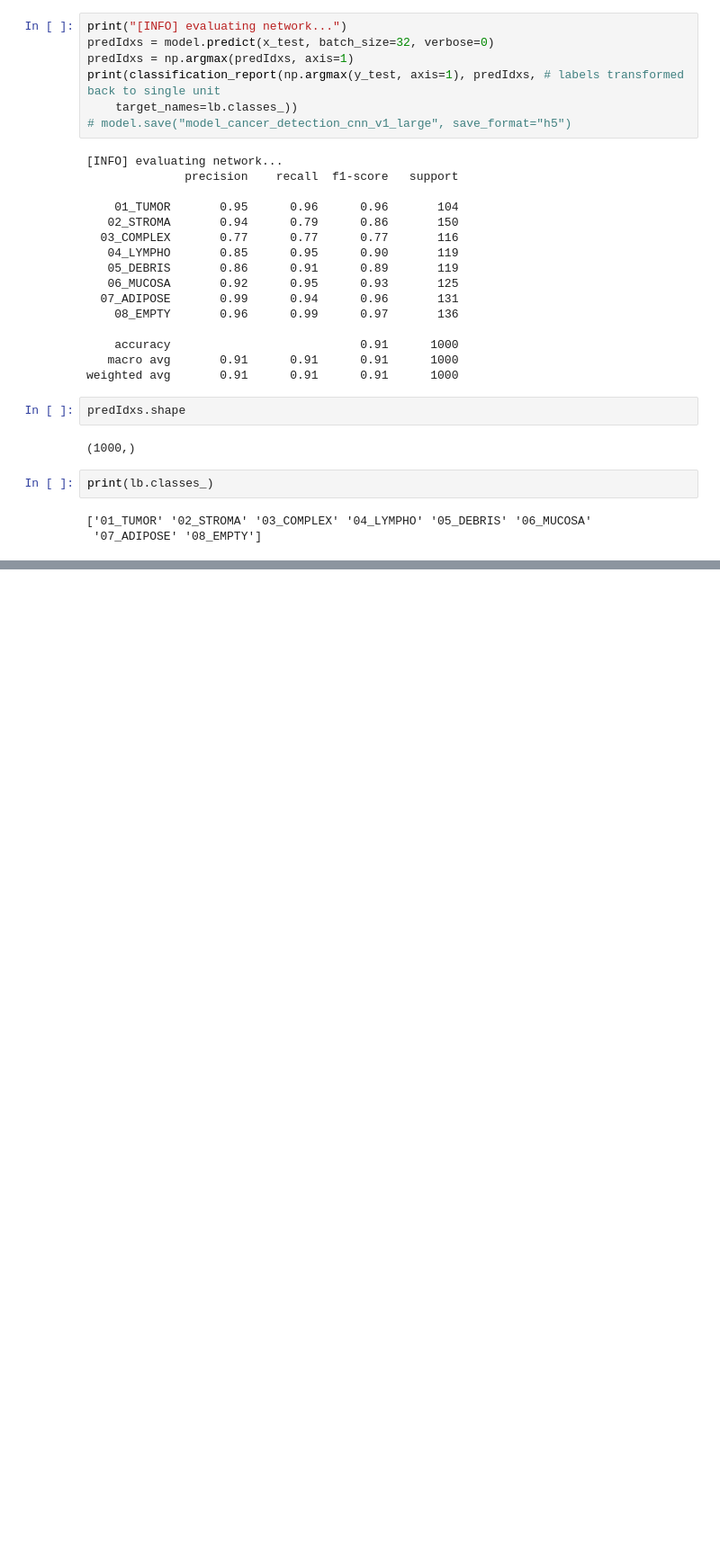
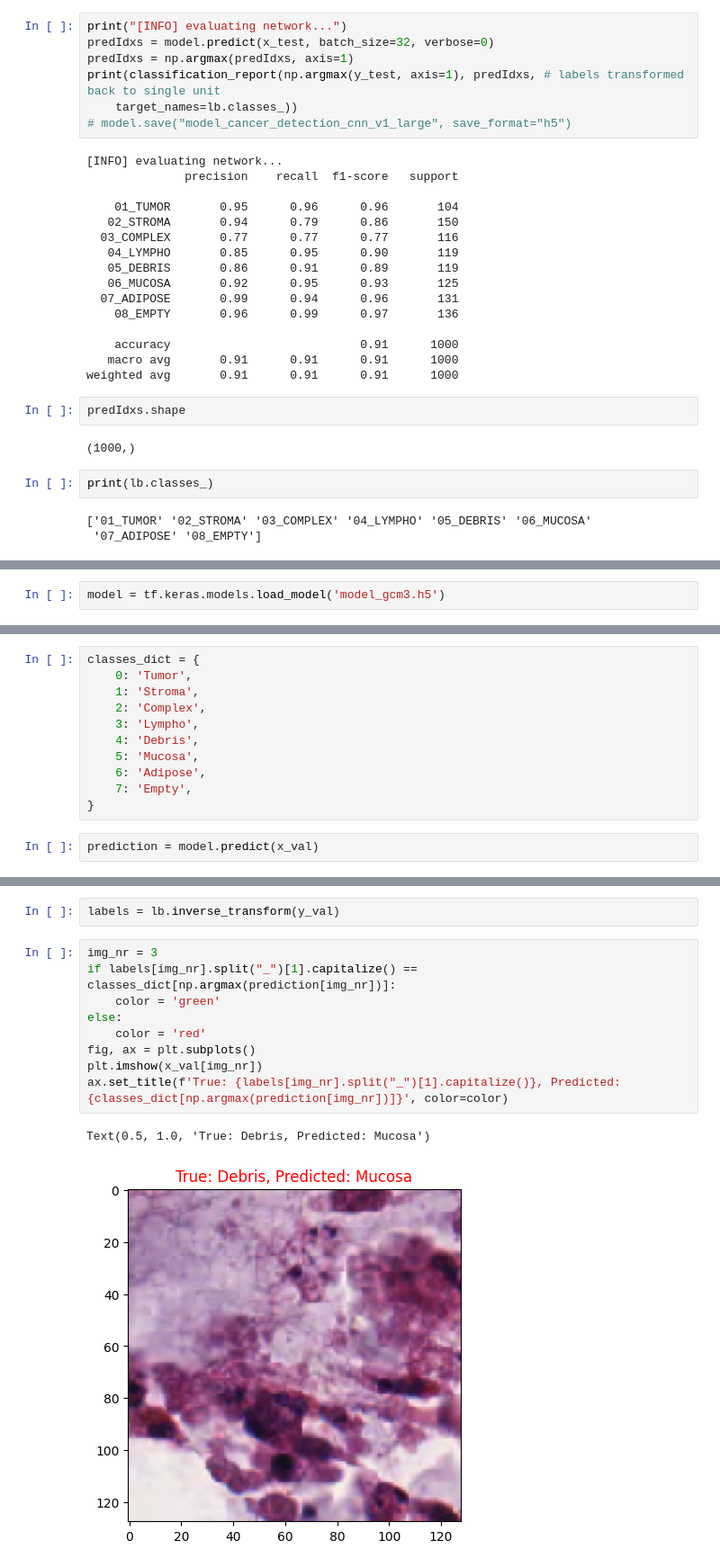
Before and after one commit to elvinelk/HSLU-Computer-Vision-Lab-Student-Version, a Jupyter notebook: 1_gcm.ipynb, the cells around one changed output, grey strips where cells are left out. Shown at 90% size. Saved outputs shown, nothing was run; the diff lists cells and outputs as text; blank space fills up the shorter version.

Commit message:
added prediction

```diff
--- a/1_gcm.ipynb
+++ b/1_gcm.ipynb
@@ -371,0 +374,2 @@ print(lb.classes_)
+# %%
+model = tf.keras.models.load_model('model_gcm3.h5')
@@ -371,0 +405,13 @@ print(lb.classes_)
+# %%
+classes_dict = {
+	0: 'Tumor',
+	1: 'Stroma',
+	2: 'Complex',
+	3: 'Lympho',
+	4: 'Debris',
+	5: 'Mucosa',
+	6: 'Adipose',
+	7: 'Empty',
+}
+# %%
+prediction = model.predict(x_val)
@@ -371,0 +420,14 @@ print(lb.classes_)
+# %%
+labels = lb.inverse_transform(y_val)
+# %%
+img_nr = 3
+if labels[img_nr].split("_")[1].capitalize() == classes_dict[np.argmax(prediction[img_nr])]:
+	color = 'green'
+else:
+	color = 'red'
+fig, ax = plt.subplots()
+plt.imshow(x_val[img_nr])
+ax.set_title(f'True: {labels[img_nr].split("_")[1].capitalize()}, Predicted: {classes_dict[np.argmax(prediction[img_nr])]}', color=color)
+# %% [output]
+Text(0.5, 1.0, 'True: Debris, Predicted: Mucosa')
+[figure, added]
```
Also changed, not shown: parts of 18 cells of this notebook.
